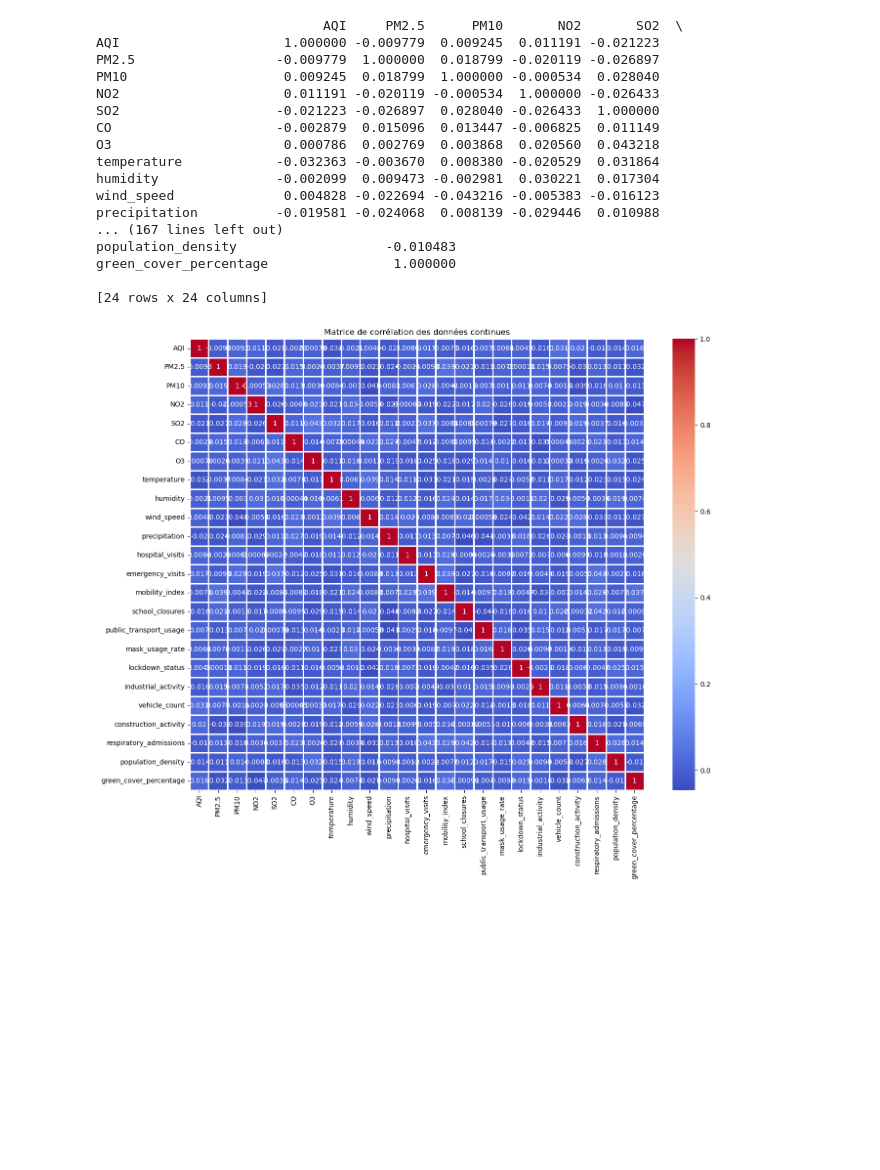
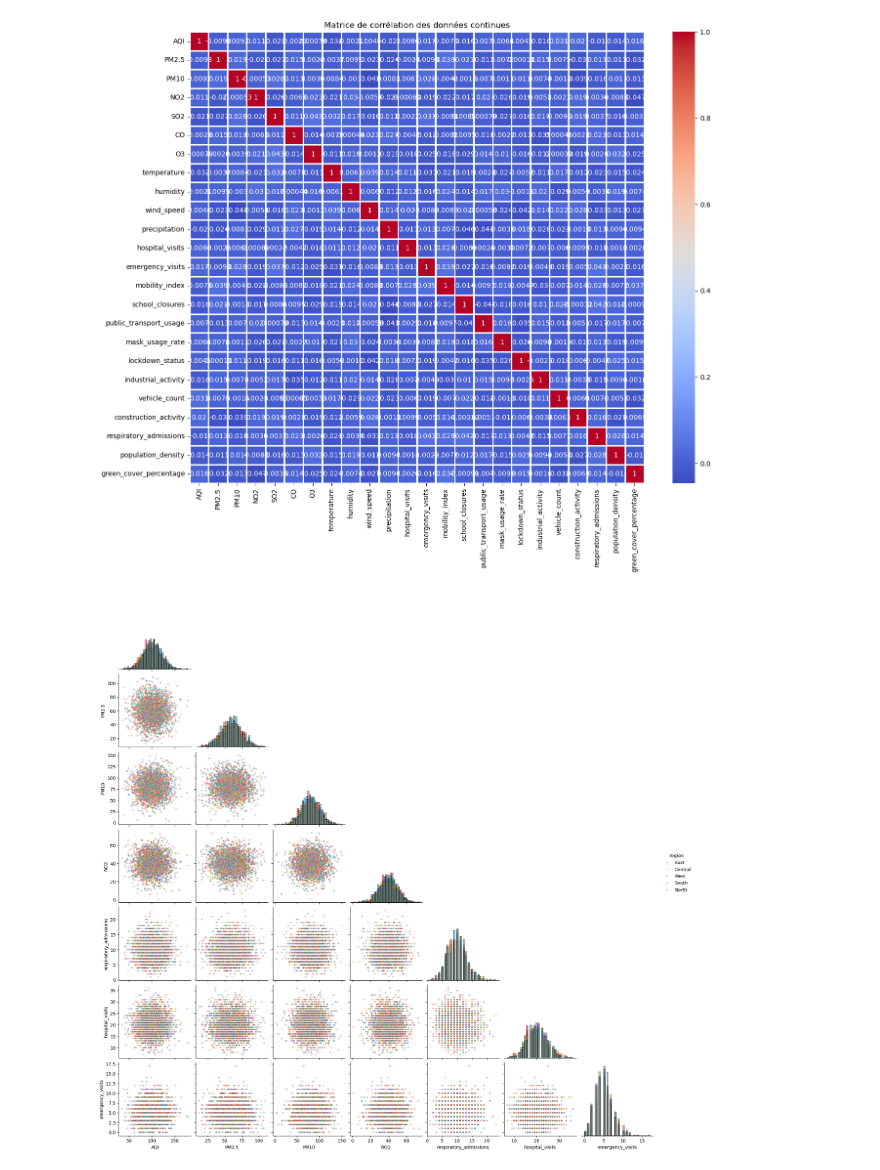
Before and after one commit to AnnaGrn/Projet_Diabetes, a Jupyter notebook: Projet qualité de l'air.ipynb, the cells around one changed output. Cells and saved outputs as stored; diff of their text form; code cells hidden in the pictures; blank space fills up the shorter version.

```diff
--- a/Projet qualité de l'air.ipynb
+++ b/Projet qualité de l'air.ipynb
@@ -85,0 +182,19 @@ Données relativement équilibrées par régions, mais peu de fermetures d'écol
+# %%
+# On réintègre la colonne date au tableau de valeurs
+df["date"] = pd.to_datetime(df["date"], errors="coerce")
+
+print("Période :", df["date"].min(), "à", df["date"].max())
+print("Dates non reconnues :", df["date"].isna().sum())
+
+display(
+    df.groupby("region").agg(
+        nombre_de_dates=("date", "nunique"),
+        premiere_date=("date", "min"),
+        derniere_date=("date", "max")
+    )
+)
+
+print(
+    "Lignes partageant la même région et la même date :",
+    df.duplicated(subset=["region", "date"]).sum()
+)
@@ -86,33 +216,37 @@ Données relativement équilibrées par régions, mais peu de fermetures d'écol
 # %%
-#Matrice de correlation
+# Matrice de correlation
 import seaborn
 numeric_df = df.select_dtypes(include="number")
 corr_matrix = numeric_df.corr()
-
-print(corr_matrix)
 
 plt.figure(figsize=(15, 12))
 seaborn.heatmap(corr_matrix, annot=True, cmap="coolwarm", linewidth=2)
 plt.title("Matrice de corrélation des données continues")
 plt.show()
 # %% [output]
-                             AQI     PM2.5      PM10       NO2       SO2  \
-AQI                     1.000000 -0.009779  0.009245  0.011191 -0.021223
-PM2.5                  -0.009779  1.000000  0.018799 -0.020119 -0.026897
-PM10                    0.009245  0.018799  1.000000 -0.000534  0.028040
-NO2                     0.011191 -0.020119 -0.000534  1.000000 -0.026433
-SO2                    -0.021223 -0.026897  0.028040 -0.026433  1.000000
-CO                     -0.002879  0.015096  0.013447 -0.006825  0.011149
-O3                      0.000786  0.002769  0.003868  0.020560  0.043218
-temperature            -0.032363 -0.003670  0.008380 -0.020529  0.031864
-humidity               -0.002099  0.009473 -0.002981  0.030221  0.017304
-wind_speed              0.004828 -0.022694 -0.043216 -0.005383 -0.016123
-precipitation          -0.019581 -0.024068  0.008139 -0.029446  0.010988
-... (167 lines left out)
-population_density                   -0.010483
-green_cover_percentage                1.000000
-
-[24 rows x 24 columns]
 [figure]
+# %%
+variables = [
+    "AQI",
+    "PM2.5",
+    "PM10",
+    "NO2",
+    "respiratory_admissions",
+    "hospital_visits",
+    "emergency_visits"
+]
+
+seaborn.pairplot(
+    data=df,
+    vars=variables,
+    hue="region",
+    corner=True,
+    diag_kind="hist",
+    plot_kws={"alpha": 0.4, "s": 15}
+)
+
+plt.show()
+# %% [output]
+[figure, added]
 # %% [markdown]
 Aucune corrélation évidente n'apparait entre les données brutes.
```
Also changed, not shown: parts of 20 cells of this notebook.
